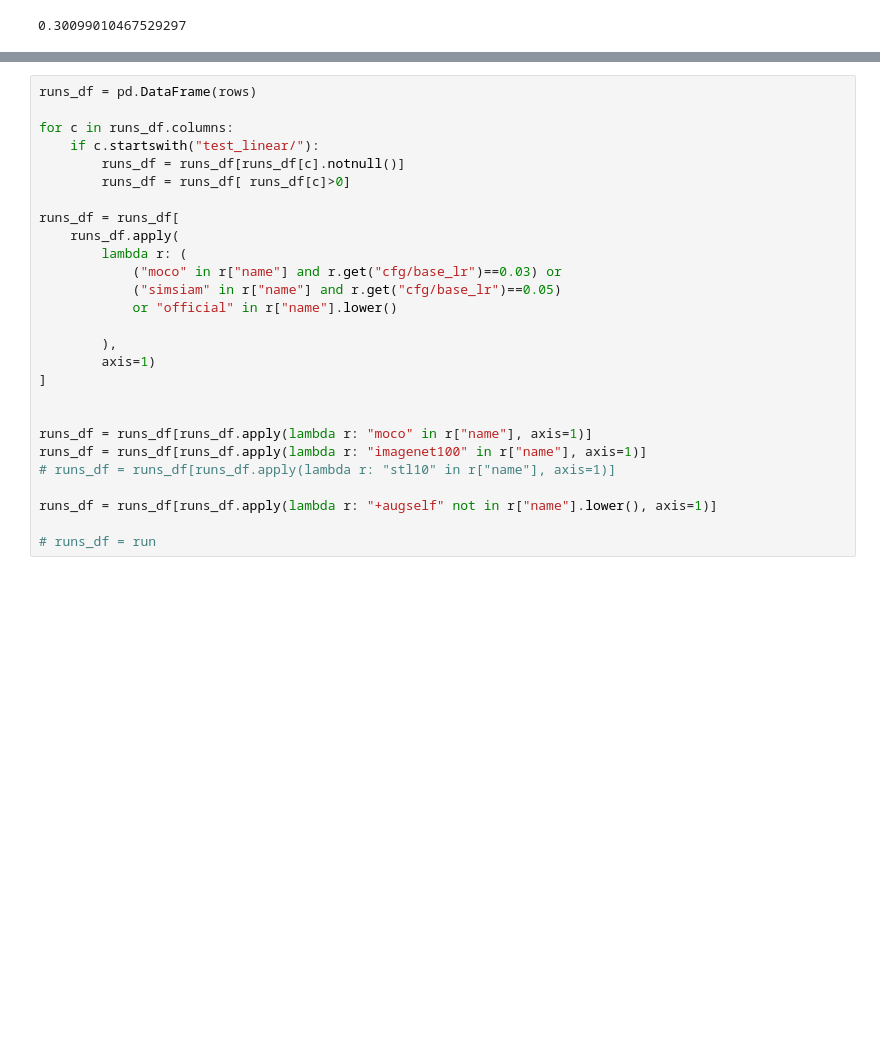
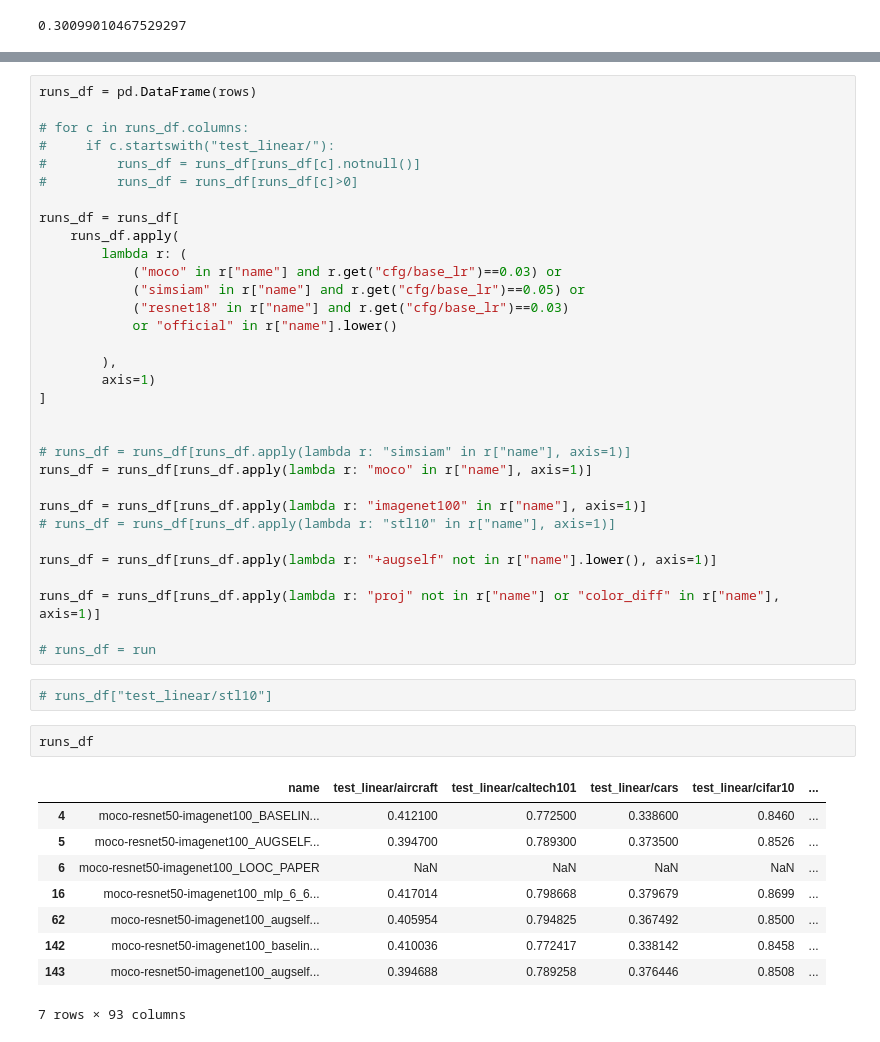
Before and after one commit to mprzewie/AugSelf, a Jupyter notebook: gather_linear_metrics.ipynb, the cells around one changed output, grey strips where cells are left out. Drawn from its saved outputs; the diff is of its cells as text; blank space fills up the shorter version.

```diff
--- a/gather_linear_metrics.ipynb
+++ b/gather_linear_metrics.ipynb
@@ -258,16 +271,17 @@ for run in td_runs:
 # %%
 runs_df = pd.DataFrame(rows)
 
-for c in runs_df.columns:
-    if c.startswith("test_linear/"):
-        runs_df = runs_df[runs_df[c].notnull()]
-        runs_df = runs_df[ runs_df[c]>0]
+# for c in runs_df.columns:
+#     if c.startswith("test_linear/"):
+#         runs_df = runs_df[runs_df[c].notnull()]
+#         runs_df = runs_df[runs_df[c]>0]
 
 runs_df = runs_df[
     runs_df.apply(
         lambda r: (
             ("moco" in r["name"] and r.get("cfg/base_lr")==0.03) or
-            ("simsiam" in r["name"] and r.get("cfg/base_lr")==0.05)
+            ("simsiam" in r["name"] and r.get("cfg/base_lr")==0.05) or
+            ("resnet18" in r["name"] and r.get("cfg/base_lr")==0.03)
             or "official" in r["name"].lower()
 
         ),
@@ -275,13 +289,31 @@ runs_df = runs_df[
 ]
 
 
+# runs_df = runs_df[runs_df.apply(lambda r: "simsiam" in r["name"], axis=1)]
 runs_df = runs_df[runs_df.apply(lambda r: "moco" in r["name"], axis=1)]
+
 runs_df = runs_df[runs_df.apply(lambda r: "imagenet100" in r["name"], axis=1)]
 # runs_df = runs_df[runs_df.apply(lambda r: "stl10" in r["name"], axis=1)]
 
 runs_df = runs_df[runs_df.apply(lambda r: "+augself" not in r["name"].lower(), axis=1)]
 
+runs_df = runs_df[runs_df.apply(lambda r: "proj" not in r["name"] or "color_diff" in r["name"], axis=1)]
+
 # runs_df = run
+# %%
+# runs_df["test_linear/stl10"]
+# %%
+runs_df
+# %% [output]
+|  | name | test_linear/aircraft | test_linear/caltech101 | test_linear/cars | test_linear/cifar10 | ... |
+| 4 | moco-resnet50-imagenet100_BASELIN... | 0.412100 | 0.772500 | 0.338600 | 0.8460 | ... |
+| 5 | moco-resnet50-imagenet100_AUGSELF... | 0.394700 | 0.789300 | 0.373500 | 0.8526 | ... |
+| 6 | moco-resnet50-imagenet100_LOOC_PAPER | NaN | NaN | NaN | NaN | ... |
+| 16 | moco-resnet50-imagenet100_mlp_6_6... | 0.417014 | 0.798668 | 0.379679 | 0.8699 | ... |
+| 62 | moco-resnet50-imagenet100_augself... | 0.405954 | 0.794825 | 0.367492 | 0.8500 | ... |
+| 142 | moco-resnet50-imagenet100_baselin... | 0.410036 | 0.772417 | 0.338142 | 0.8458 | ... |
+| 143 | moco-resnet50-imagenet100_augself... | 0.394688 | 0.789258 | 0.376446 | 0.8508 | ... |
+7 rows × 93 columns
 # %%
 
 
```
Also changed, not shown: parts of 6 cells of this notebook.
